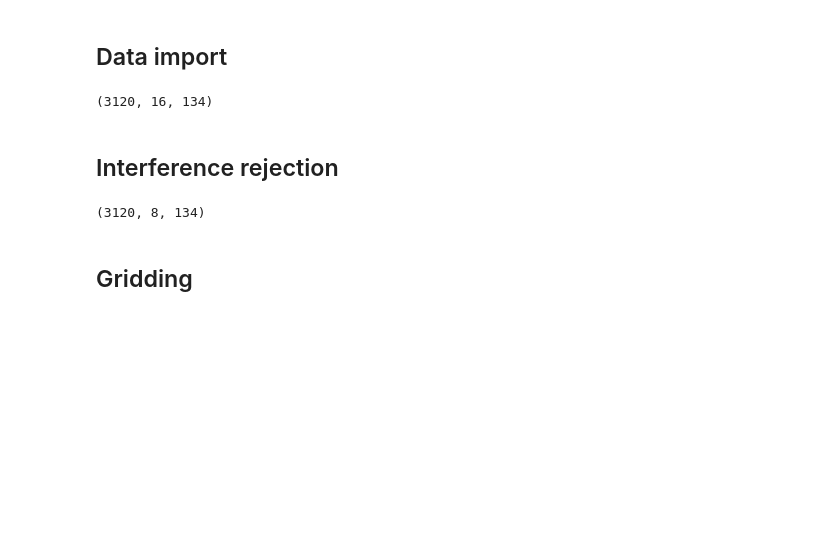
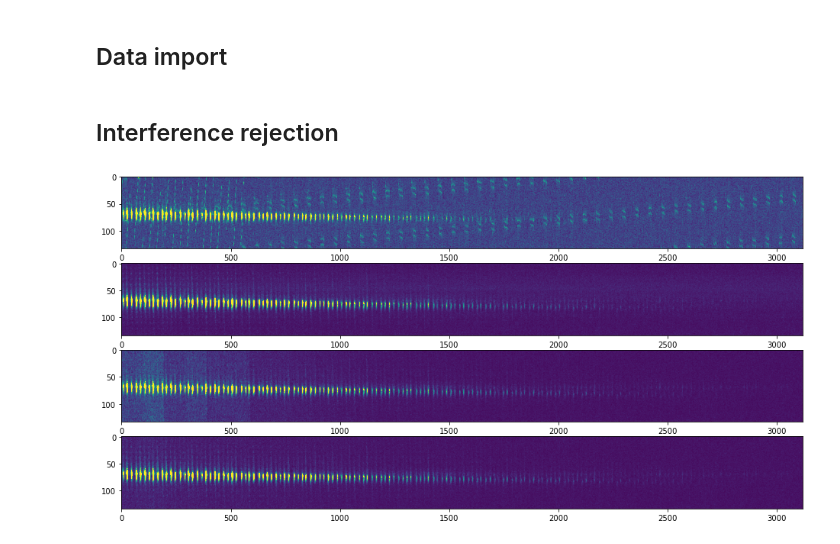
Before and after one commit to haddoc/mrir, a Jupyter notebook: notebooks/correct_image.ipynb, the cells around one changed output. Drawn from its saved outputs; the diff is of its cells as text; code cells hidden in the pictures; blank space fills up the shorter version.

```diff
--- a/notebooks/correct_image.ipynb
+++ b/notebooks/correct_image.ipynb
@@ -20,22 +20,47 @@ matrix_size = metadata['sequence']['encoding']['matrix_size']
 k_x = index['scan']['encoding_1']
 k_y = index['scan']['encoding_2']
 k_2d = np.pi * np.vstack((k_x, k_y)).T
-print(data['scan'].shape)
-# %% [output]
-(3120, 16, 134)
 # %% [markdown]
 ## Interference rejection
-# %%
-
-rej_prescan = InterferenceReject(
-    use_prescan=True,
-    channels_signal=num_channels_signal,
-    channels_all=num_channels_all,
-    num_freq_bins=matrix_size[0],
-)
-data_cor = rej_prescan.apply(scan_raw=data['scan'], prescan_raw=data['noise'])
-print(data_cor.shape)
-# %% [output]
-(3120, 8, 134)
-# %% [markdown]
-## Gridding
+# %%
+data_scan = data['scan']
+data_prescan = data['noise']
+# Static method: compute coefficients from a noise-only prescan
+rej_static = InterferenceReject(
+    use_prescan=True,
+    channels_signal=num_channels_signal,
+    channels_all=num_channels_all,
+    num_freq_bins=matrix_size[0],
+)
+data_cor_static = rej_static.apply(scan_raw=data_scan, prescan_raw=data_prescan)
+
+# Dynamic method: compute coefficients on the fly, in data bins
+lines_per_bin = 100
+num_lines_acq = data_scan.shape[0]
+num_bins = int(np.ceil(num_lines_acq / lines_per_bin))
+lines_per_bin = int(np.round(num_lines_acq / num_bins))
+bin_index = lines_per_bin * np.arange(num_bins)
+bin_index = np.concatenate((bin_index, [num_lines_acq - 1]))
+rej_dynamic = InterferenceReject(
+    channels_signal=num_channels_signal,
+    channels_all=num_channels_all,
+    num_freq_bins=matrix_size[0],
+)
+data_cor_dynamic = np.zeros([data_scan.shape[0], num_channels_signal, data_scan.shape[2]], dtype=np.complex64)
+for _b in range(num_bins):
+    sel_bin = slice(bin_index[_b], bin_index[_b + 1])
+    data_cor_dynamic[sel_bin, :, :] = rej_dynamic.apply(scan_raw=data_scan[sel_bin, :, :])
+
+# Dynamic with k-space weighting
+rej_weighted = InterferenceReject(
+    use_weights=True,
+    channels_signal=num_channels_signal,
+    channels_all=num_channels_all,
+    num_freq_bins=matrix_size[0],
+)
+data_cor_weights = np.zeros([data_scan.shape[0], num_channels_signal, data_scan.shape[2]], dtype=np.complex64)
+for _b in range(num_bins):
+    sel_bin = slice(bin_index[_b], bin_index[_b + 1])
+    data_cor_weights[sel_bin, :, :] = rej_weighted.apply(scan_raw=data_scan[sel_bin, :, :], k_coords=k_2d[sel_bin, :])
+# %% [output]
+[figure, added]
```
Also changed, not shown: parts of 5 cells of this notebook, 1 other file.
